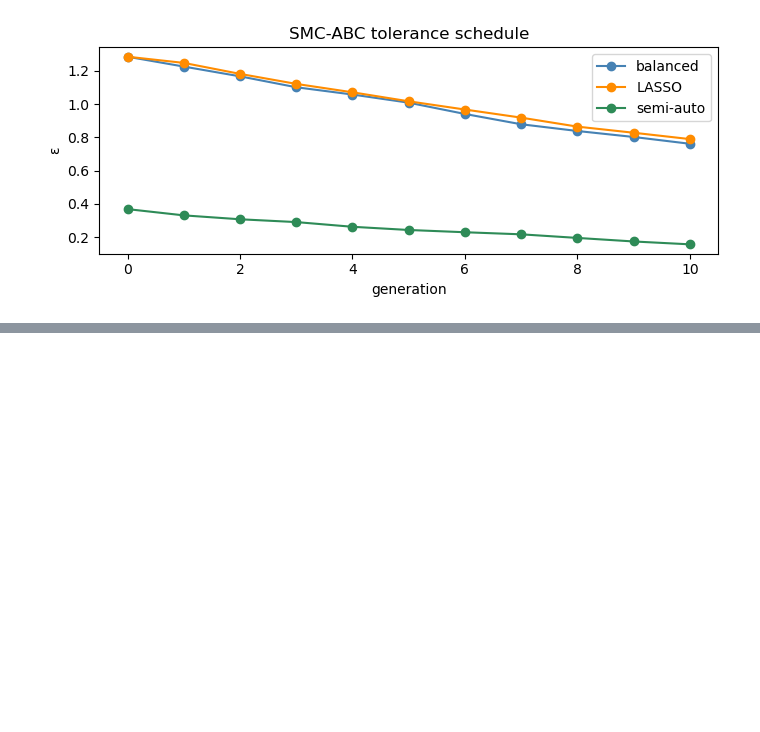
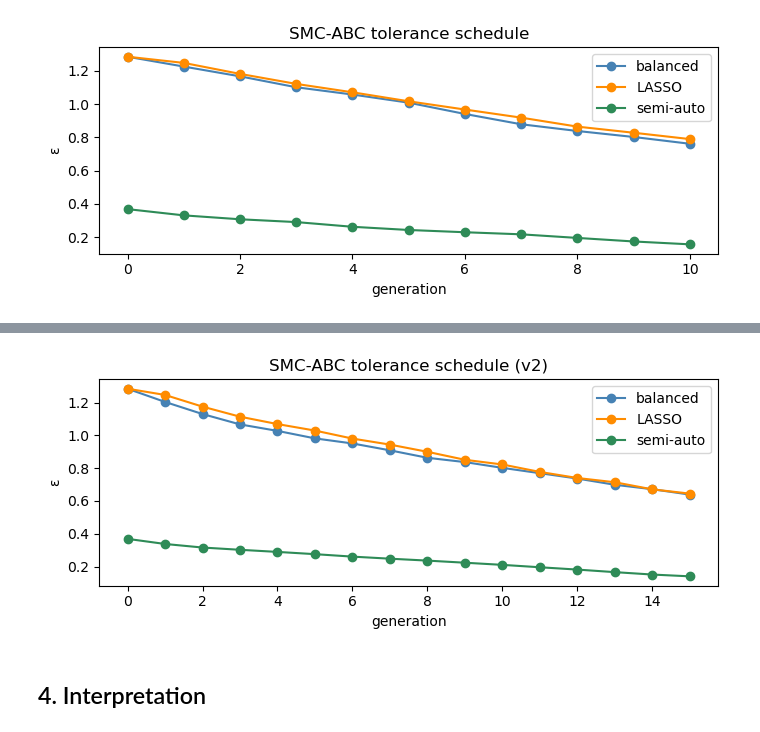
Before and after one commit to Florian-Dreyer/SimulationProject, a Jupyter notebook: notebooks/smc_abc.ipynb, the cells around one changed output, grey strips where cells are left out. Cells and saved outputs as stored; diff of their text form; code cells hidden in the pictures; blank space fills up the shorter version.

```diff
--- a/notebooks/smc_abc.ipynb
+++ b/notebooks/smc_abc.ipynb
@@ -393,0 +566,16 @@ plt.show()
+# %%
+# ── ε schedule ────────────────────────────────────────────────────────────────
+fig, ax = plt.subplots(figsize=(7, 3))
+for name, eps_hist in [("balanced", eps_balanced_v2),
+                        ("LASSO",    eps_lasso_v2),
+                        ("semi-auto", eps_semiauto_v2)]:
+    ax.plot(eps_hist, marker="o", label=name, color=colors[name])
+ax.set(xlabel="generation", ylabel="ε", title="SMC-ABC tolerance schedule (v2)")
+ax.legend()
+plt.tight_layout()
+plt.savefig(ROOT / "figures" / "smc_epsilon_schedule.png", dpi=150, bbox_inches="tight")
+plt.show()
+# %% [output]
+[figure, added]
+# %% [markdown]
+## 4. Interpretation
```
Also changed, not shown: parts of 19 cells of this notebook, 12 other files.
